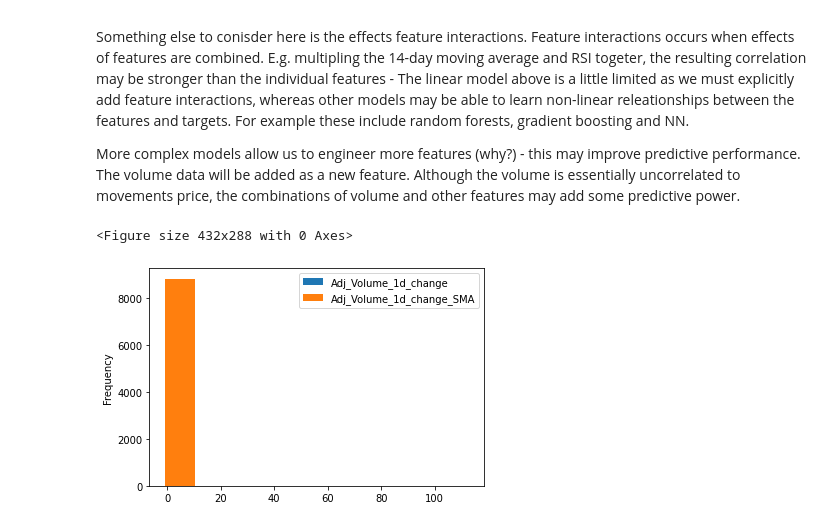
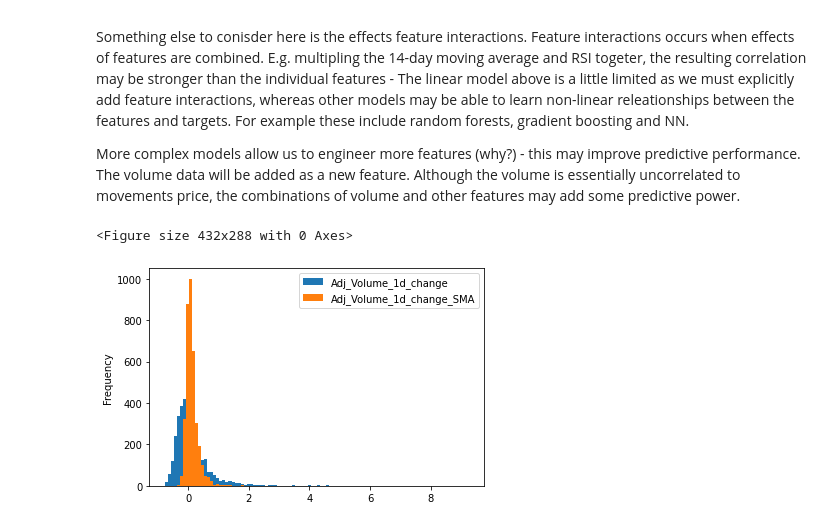
Before and after one commit to dt448/ml_for_finance, a Jupyter notebook: Predicting Stock Price using Clasical ML methods.ipynb, the cells around one changed output. Cells and saved outputs as stored; diff of their text form; code cells hidden in the pictures.

```diff
--- a/Predicting Stock Price using Clasical ML methods.ipynb
+++ b/Predicting Stock Price using Clasical ML methods.ipynb
@@ -183,11 +184,9 @@ amd_df["Adj_Volume_1d_change_SMA"] = talib.SMA(amd_df["Adj_Volume_1d_change"].va
 # %%
-# Create 2 new volume features, 1-day % change and 5-day SMA of the % change
-new_features = ['Adj_Volume_1d_change', 'Adj_Volume_1d_change_SMA']
-
 # Plot histogram of volume % change data
 plt.clf()
-amd_df[new_features].plot(kind='hist', sharex=False, bins=10)
+# plt.xlim(-0.5, 1)
+amd_df[new_features].iloc[5000:].plot(kind='hist', sharex=False, bins=100)
 plt.show()
 # %% [output]
 <Figure size 432x288 with 0 Axes>
-[figure, old version]
+[figure, new version]
```
Also changed, not shown: parts of 9 cells of this notebook.
